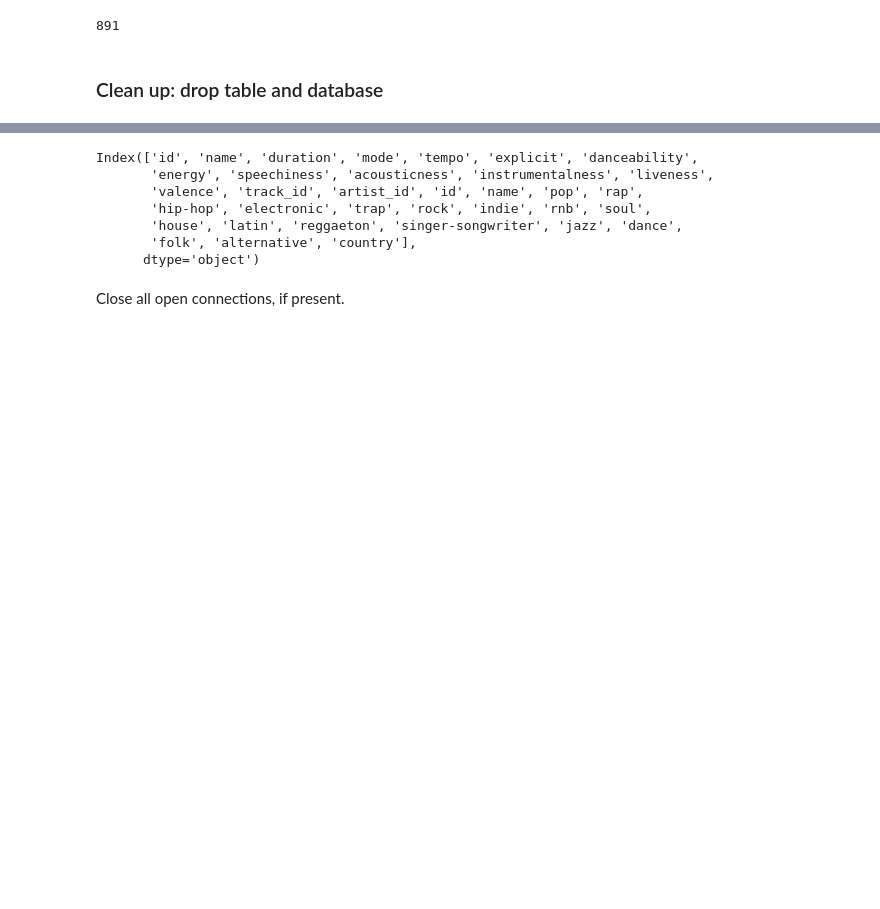
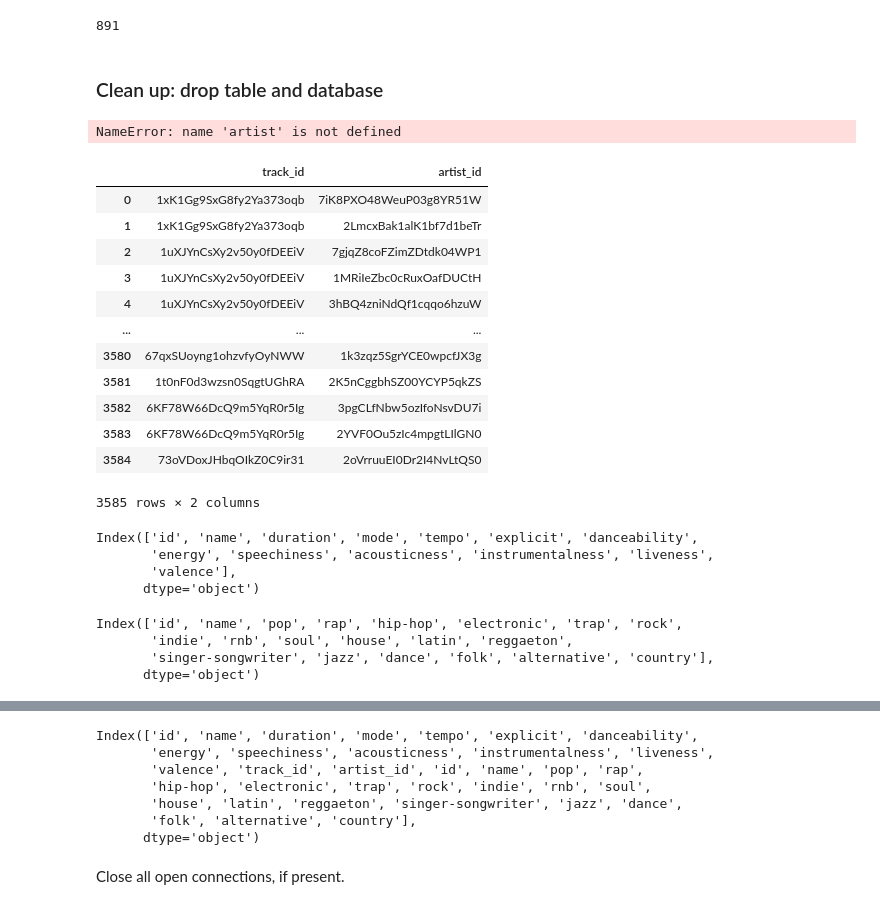
Before and after one commit to Metaphysicist1/FH-Kiel-Data-Science, a Jupyter notebook: TPL-DS/06_sql/demo.ipynb, the cells around one changed output, grey strips where cells are left out. Saved outputs shown, nothing was run; the diff lists cells and outputs as text; code cells hidden in the pictures; blank space fills up the shorter version.

```diff
--- a/TPL-DS/06_sql/demo.ipynb
+++ b/TPL-DS/06_sql/demo.ipynb
@@ -209,7 +209,45 @@ titanic.to_sql(name='titanic', con=test_engine)
 with server_engine.connect() as connection:
     connection.execute(text("Drop table if exists test.titanic"))
     connection.execute(text("Drop database if exists test"))
+# %%
+artist
+# %% [output]
+NameError: name 'artist' is not defined
+# %%
+tracks_artists
+# %% [output]
+|  | track_id | artist_id |
+| 0 | 1xK1Gg9SxG8fy2Ya373oqb | 7iK8PXO48WeuP03g8YR51W |
+| 1 | 1xK1Gg9SxG8fy2Ya373oqb | 2LmcxBak1alK1bf7d1beTr |
+| 2 | 1uXJYnCsXy2v50y0fDEEiV | 7gjqZ8coFZimZDtdk04WP1 |
+| 3 | 1uXJYnCsXy2v50y0fDEEiV | 1MRiIeZbc0cRuxOafDUCtH |
+| 4 | 1uXJYnCsXy2v50y0fDEEiV | 3hBQ4zniNdQf1cqqo6hzuW |
+| ... | ... | ... |
+| 3580 | 67qxSUoyng1ohzvfyOyNWW | 1k3zqz5SgrYCE0wpcfJX3g |
+| 3581 | 1t0nF0d3wzsn0SqgtUGhRA | 2K5nCggbhSZ00YCYP5qkZS |
+| 3582 | 6KF78W66DcQ9m5YqR0r5Ig | 3pgCLfNbw5ozIfoNsvDU7i |
+| 3583 | 6KF78W66DcQ9m5YqR0r5Ig | 2YVF0Ou5zIc4mpgtLIlGN0 |
+| 3584 | 73oVDoxJHbqOIkZ0C9ir31 | 2oVrruuEI0Dr2I4NvLtQS0 |
+3585 rows × 2 columns
 # %%
 query = "select * from tracks INNER JOIN tracks_artists ON tracks.id = tracks_artists.track_id INNER JOIN artists ON tracks_artists.artist_id = artists.id"
 # %%
 dfa = pd.read_sql(query, con=engine)
+# %%
+tracks = pd.read_sql("select * from tracks", con=engine)
+tracks.head()
+tracks.columns
+# %% [output]
+Index(['id', 'name', 'duration', 'mode', 'tempo', 'explicit', 'danceability',
+       'energy', 'speechiness', 'acousticness', 'instrumentalness', 'liveness',
+       'valence'],
+      dtype='object')
+# %%
+artists = pd.read_sql("select * from artists", con=engine)
+artists.head()
+artists.columns
+# %% [output]
+Index(['id', 'name', 'pop', 'rap', 'hip-hop', 'electronic', 'trap', 'rock',
+       'indie', 'rnb', 'soul', 'house', 'latin', 'reggaeton',
+       'singer-songwriter', 'jazz', 'dance', 'folk', 'alternative', 'country'],
+      dtype='object')
```
Also changed, not shown: parts of 1 cell of this notebook.
